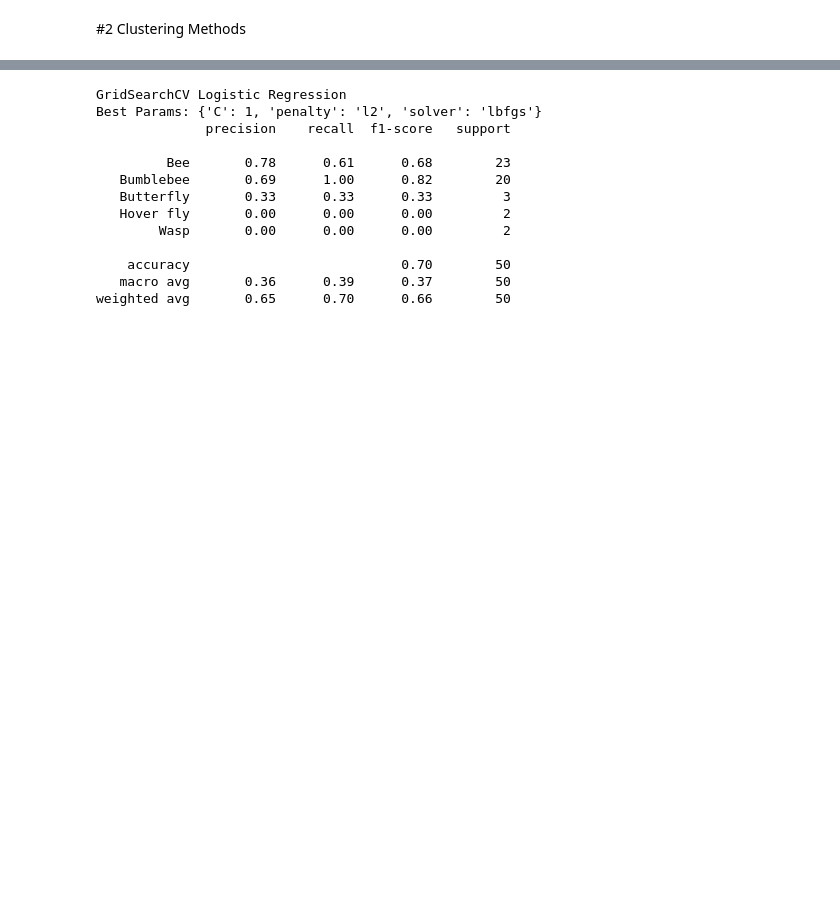
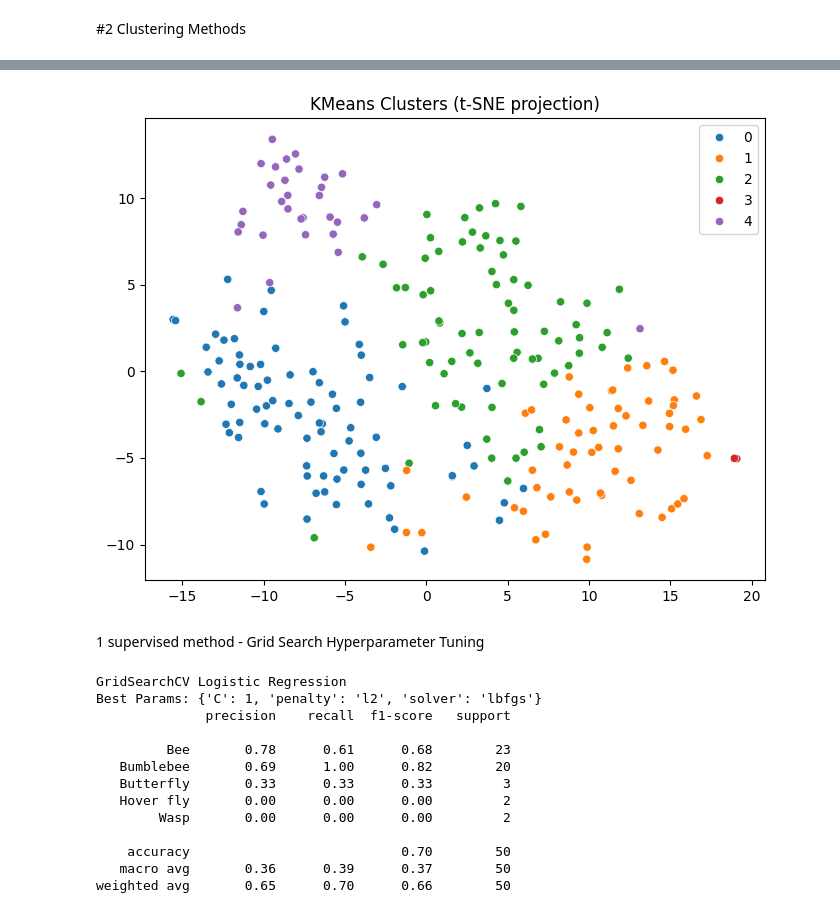
Before and after one commit to DatagirlX/AbasiofonMoses, a Jupyter notebook: Project_ML_.ipynb, the cells around one changed output, grey strips where cells are left out. Saved outputs shown, nothing was run; the diff lists cells and outputs as text; code cells hidden in the pictures; blank space fills up the shorter version.

```diff
--- a/Project_ML_.ipynb
+++ b/Project_ML_.ipynb
@@ -351,3 +398,21 @@ Grid Search Hyperparameter Tuning (IG.2411 requirement)
+# %%
+# Recreate X_filtered
+X_filtered = filtered_df.drop(columns=['ID', 'bug type', 'KMeans_cluster', 'DBSCAN_cluster'], errors='ignore')
+X_filtered_scaled = scaler.fit_transform(X_filtered)
+
+# Redo t-SNE on the same filtered data
+tsne = TSNE(n_components=2, perplexity=30, random_state=42)
+tsne_2d = tsne.fit_transform(X_filtered_scaled)
+
+# Now it will match KMeans labels in size
+plt.figure(figsize=(8,6))
+sns.scatterplot(x=tsne_2d[:, 0], y=tsne_2d[:, 1], hue=kmeans_labels, palette='tab10')
+plt.title("KMeans Clusters (t-SNE projection)")
+plt.show()
+# %% [output]
+[figure, added]
+# %% [markdown]
+1 supervised method  - Grid Search Hyperparameter Tuning
 # %%
 param_grid = {
     'C': [0.1, 1, 10],
```
Also changed, not shown: parts of 24 cells of this notebook.
